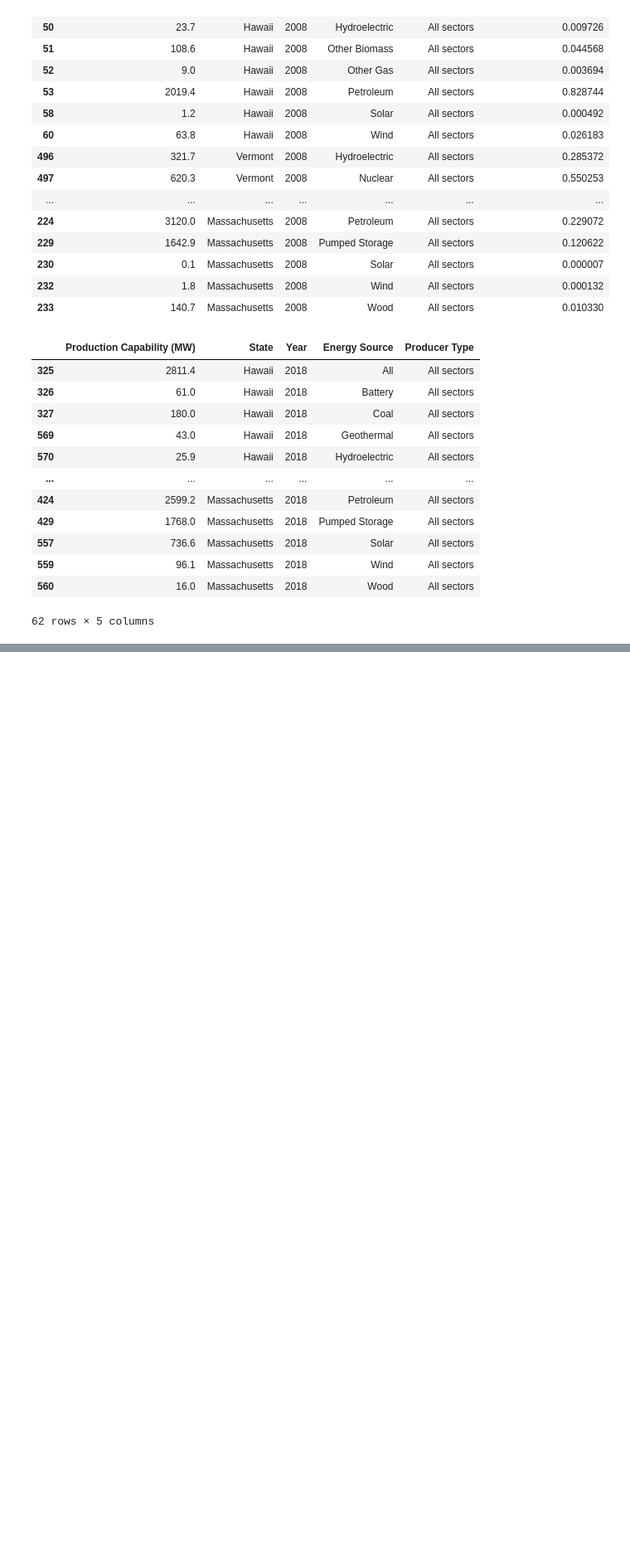
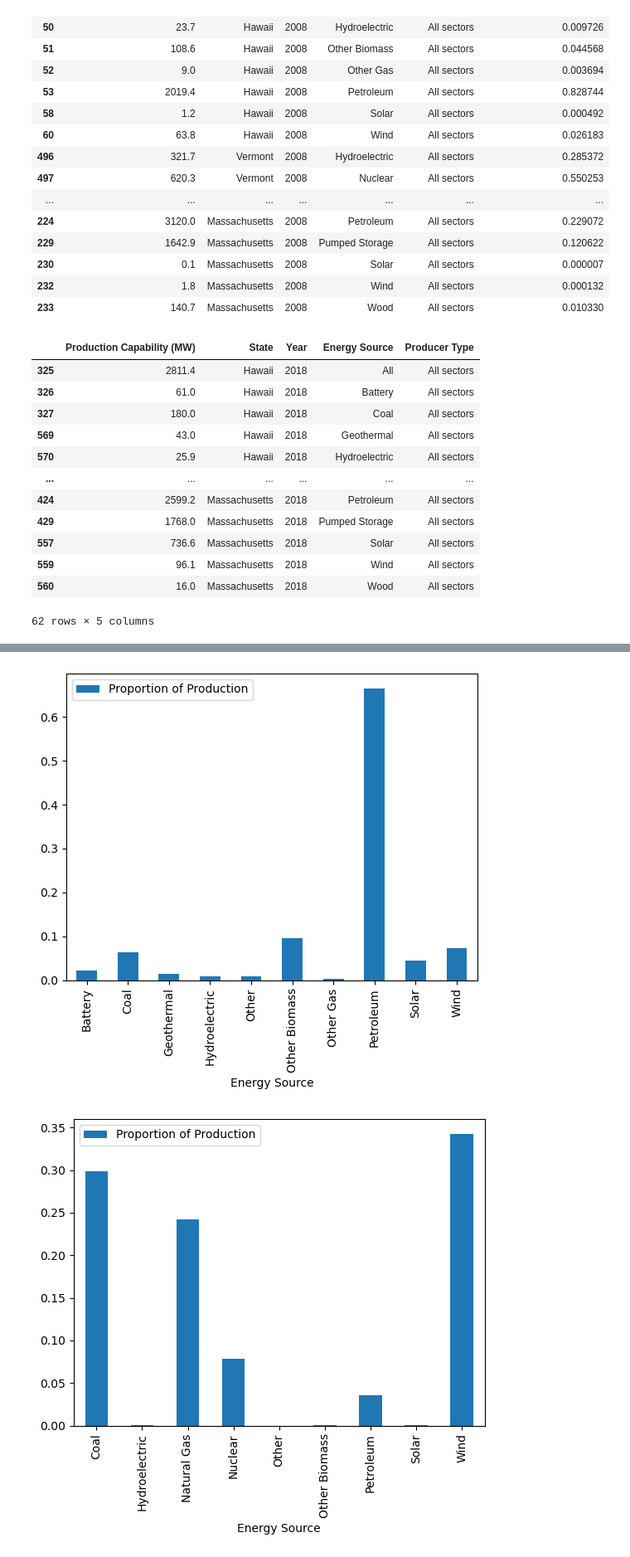
Before and after one commit to andrew8185/project-01, a Jupyter notebook: project_1.ipynb, the cells around one changed output, grey strips where cells are left out. Shown at 83% size. Cells and saved outputs as stored; diff of their text form; code cells hidden in the pictures; blank space fills up the shorter version.

```diff
--- a/project_1.ipynb
+++ b/project_1.ipynb
@@ -671,0 +692,6 @@ KeyError: "None of [Index(['Battery', 'Coal', 'Geothermal', 'Hydroelectric', 'Ot
+# %%
+df_2018_filtered_state_no_all.groupby('State').plot(kind='bar', x='Energy Source', y='Proportion of Production')
+plt.show()
+# %% [output]
+[figure, added]
+[figure, added]
```
Also changed, not shown: parts of 4 cells of this notebook.
